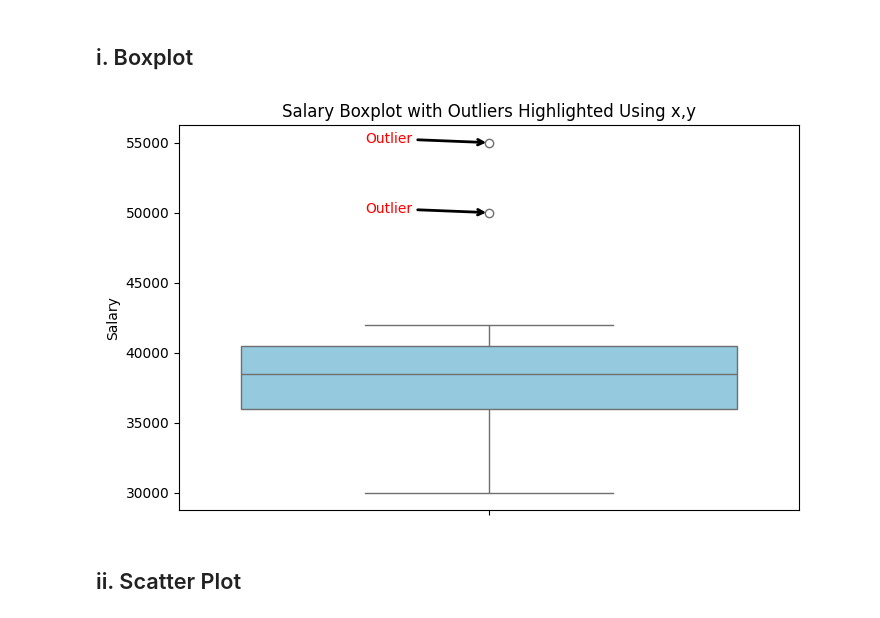
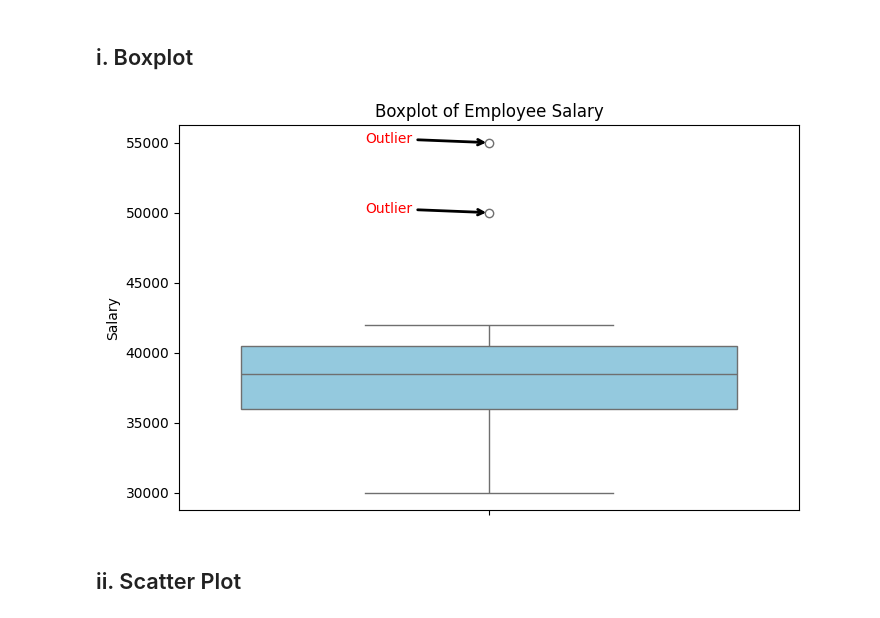
Before and after one commit to lukhi-laksh/Collage, a Jupyter notebook: Sem-1/Data Science/Collage Prectice/05_Outliers/Outliers.ipynb, the cells around one changed output. Cells and saved outputs as stored; diff of their text form; code cells hidden in the pictures.

```diff
--- a/Sem-1/Data Science/Collage Prectice/05_Outliers/Outliers.ipynb
+++ b/Sem-1/Data Science/Collage Prectice/05_Outliers/Outliers.ipynb
@@ -62,22 +62,22 @@ df.describe()
 # %%
 plt.figure(figsize=(8,5))
 sns.boxplot(y=df['Salary'], color='skyblue')
 plt.title("Boxplot of Employee Salary")
 plt.ylabel("Salary")
 
+
+
 x_pos = 0
 outlier_y = [50000, 55000]
-
 for y in outlier_y:
     plt.annotate('Outlier', xy=(x_pos, y), xytext=(x_pos-0.2, y),
                  arrowprops=dict(facecolor='red', arrowstyle='->', lw=2),
                  color='red', fontsize=10)
 
-plt.title("Salary Boxplot with Outliers Highlighted Using x,y")
-plt.ylabel("Salary")
+
 plt.show()
 # %% [output]
-[figure, old version]
+[figure, new version]
 # %% [markdown]
 ## ii. Scatter Plot
 # %%
```
Also changed, not shown: parts of 10 cells of this notebook.
